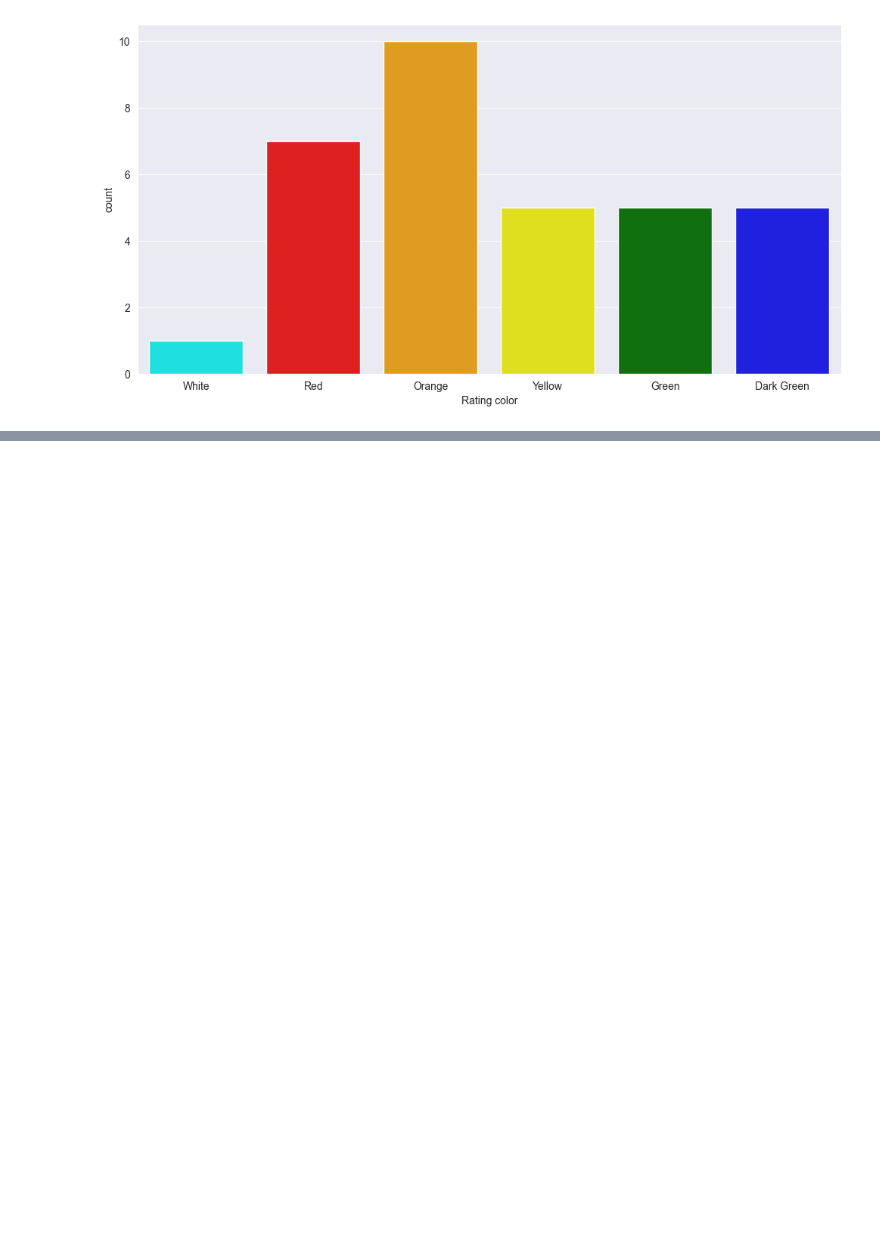
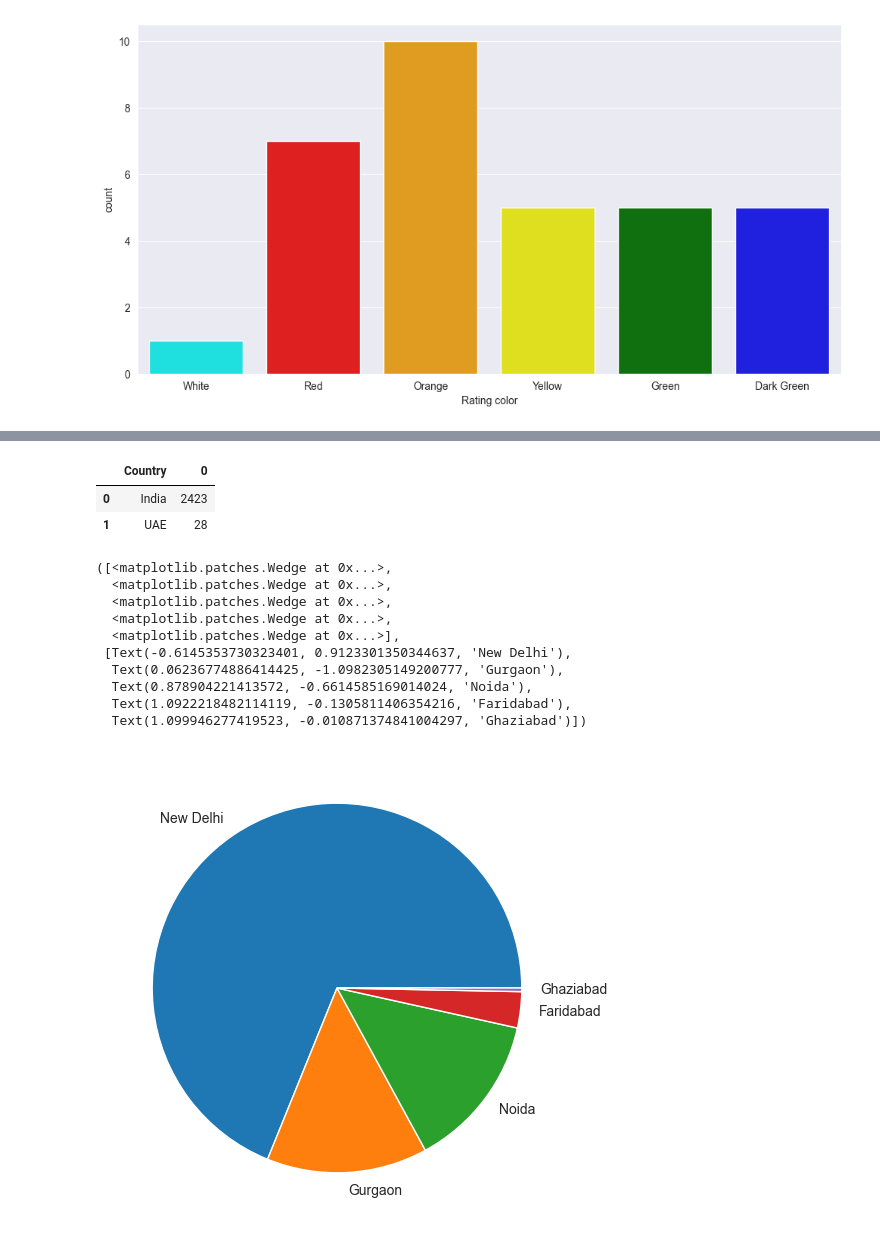
Before and after one commit to Shrutik-0101/Machine-Learning-Portfolio, a Jupyter notebook: Zomato.ipynb, the cells around one changed output, grey strips where cells are left out. Cells and saved outputs as stored; diff of their text form; code cells hidden in the pictures; blank space fills up the shorter version.

```diff
--- a/Zomato.ipynb
+++ b/Zomato.ipynb
@@ -231,0 +269,23 @@ sns.countplot(x='Rating color', data=ratings, hue= "Rating color", palette=['cya
+# %%
+final_df[final_df['Has Online delivery'] == 'Yes'].groupby('Country').size().reset_index()
+# %% [output]
+|  | Country | 0 |
+| 0 | India | 2423 |
+| 1 | UAE | 28 |
+# %%
+cname = final_df.City.value_counts().values
+cvalues = final_df.City.value_counts().index
+# %%
+plt.pie(cname[:5], labels=cvalues[:5])
+# %% [output]
+([<matplotlib.patches.Wedge at 0x...>,
+  <matplotlib.patches.Wedge at 0x...>,
+  <matplotlib.patches.Wedge at 0x...>,
+  <matplotlib.patches.Wedge at 0x...>,
+  <matplotlib.patches.Wedge at 0x...>],
+ [Text(-0.6145353730323401, 0.9123301350344637, 'New Delhi'),
+  Text(0.06236774886414425, -1.0982305149200777, 'Gurgaon'),
+  Text(0.878904221413572, -0.6614585169014024, 'Noida'),
+  Text(1.0922218482114119, -0.1305811406354216, 'Faridabad'),
+  Text(1.099946277419523, -0.010871374841004297, 'Ghaziabad')])
+[figure, added]
```
Also changed, not shown: parts of 3 cells of this notebook.
